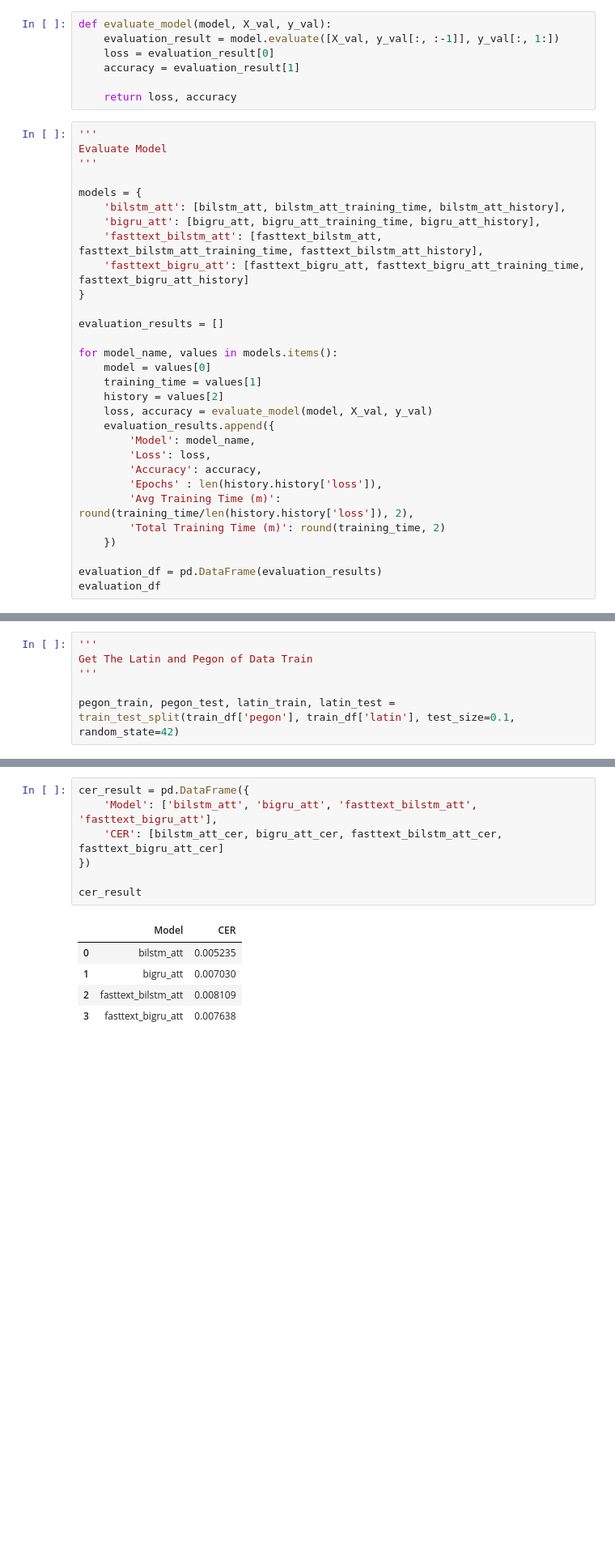
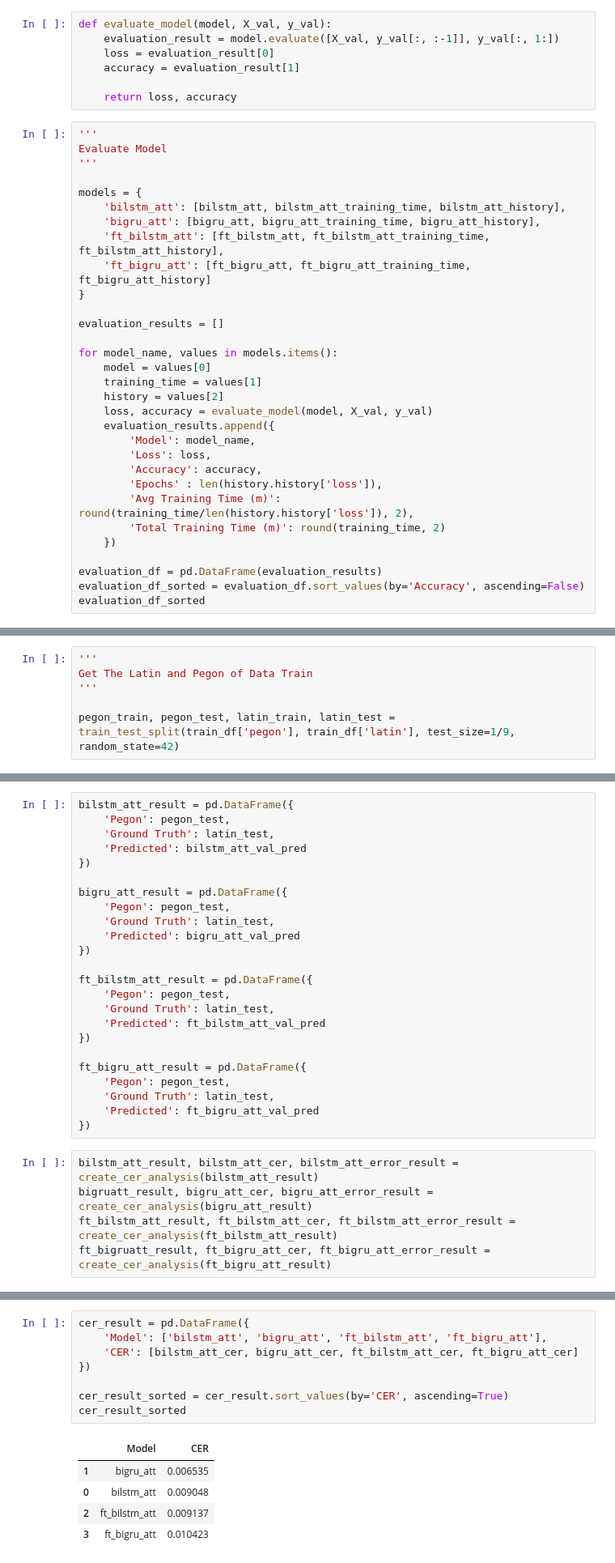
Before and after one commit to mutiarazzahra/pegon-to-latin, a Jupyter notebook: code/Sunda_seq2seq.ipynb, the cells around one changed output, grey strips where cells are left out. Shown at 81% size. Cells and saved outputs as stored; diff of their text form; blank space fills up the shorter version.

Commit message:
Update code & add error analysis

```diff
--- a/code/Sunda_seq2seq.ipynb
+++ b/code/Sunda_seq2seq.ipynb
@@ -675,8 +715,8 @@ Evaluate Model
 models = {
     'bilstm_att': [bilstm_att, bilstm_att_training_time, bilstm_att_history],
     'bigru_att': [bigru_att, bigru_att_training_time, bigru_att_history],
-    'fasttext_bilstm_att': [fasttext_bilstm_att, fasttext_bilstm_att_training_time, fasttext_bilstm_att_history],
-    'fasttext_bigru_att': [fasttext_bigru_att, fasttext_bigru_att_training_time, fasttext_bigru_att_history]
+    'ft_bilstm_att': [ft_bilstm_att, ft_bilstm_att_training_time, ft_bilstm_att_history],
+    'ft_bigru_att': [ft_bigru_att, ft_bigru_att_training_time, ft_bigru_att_history]
 }
 
 evaluation_results = []
@@ -696,5 +736,6 @@ for model_name, values in models.items():
     })
 
 evaluation_df = pd.DataFrame(evaluation_results)
-evaluation_df
+evaluation_df_sorted = evaluation_df.sort_values(by='Accuracy', ascending=False)
+evaluation_df_sorted
 # %% [output]
@@ -818,7 +872,7 @@ bigru_att_pred = predict_latin(X_val, bigru_att, pegon_tokenizer, latin_tokenize
 Get The Latin and Pegon of Data Train
 '''
 
-pegon_train, pegon_test, latin_train, latin_test = train_test_split(train_df['pegon'], train_df['latin'], test_size=0.1, random_state=42)
+pegon_train, pegon_test, latin_train, latin_test = train_test_split(train_df['pegon'], train_df['latin'], test_size=1/9, random_state=42)
 # %%
 def calculate_cer(row):
     # Calculate Levenshtein distance between Ground Truth and Predicted strings
@@ -1066,0 +901,29 @@ fasttext_bigru_att_error_result
+# %%
+bilstm_att_result = pd.DataFrame({
+    'Pegon': pegon_test,
+    'Ground Truth': latin_test,
+    'Predicted': bilstm_att_val_pred
+})
+
+bigru_att_result = pd.DataFrame({
+    'Pegon': pegon_test,
+    'Ground Truth': latin_test,
+    'Predicted': bigru_att_val_pred
+})
+
+ft_bilstm_att_result = pd.DataFrame({
+    'Pegon': pegon_test,
+    'Ground Truth': latin_test,
+    'Predicted': ft_bilstm_att_val_pred
+})
+
+ft_bigru_att_result = pd.DataFrame({
+    'Pegon': pegon_test,
+    'Ground Truth': latin_test,
+    'Predicted': ft_bigru_att_val_pred
+})
+# %%
+bilstm_att_result, bilstm_att_cer, bilstm_att_error_result = create_cer_analysis(bilstm_att_result)
+bigruatt_result, bigru_att_cer, bigru_att_error_result = create_cer_analysis(bigru_att_result)
+ft_bilstm_att_result, ft_bilstm_att_cer, ft_bilstm_att_error_result = create_cer_analysis(ft_bilstm_att_result)
+ft_bigruatt_result, ft_bigru_att_cer, ft_bigru_att_error_result = create_cer_analysis(ft_bigru_att_result)
@@ -1067,13 +946,14 @@ fasttext_bigru_att_error_result
 # %%
 cer_result = pd.DataFrame({
-    'Model': ['bilstm_att', 'bigru_att', 'fasttext_bilstm_att', 'fasttext_bigru_att'],
-    'CER': [bilstm_att_cer, bigru_att_cer, fasttext_bilstm_att_cer, fasttext_bigru_att_cer]
+    'Model': ['bilstm_att', 'bigru_att', 'ft_bilstm_att', 'ft_bigru_att'],
+    'CER': [bilstm_att_cer, bigru_att_cer, ft_bilstm_att_cer, ft_bigru_att_cer]
 })
 
-cer_result
+cer_result_sorted = cer_result.sort_values(by='CER', ascending=True)
+cer_result_sorted
 # %% [output]
 |  | Model | CER |
-| 0 | bilstm_att | 0.005235 |
-| 1 | bigru_att | 0.007030 |
-| 2 | fasttext_bilstm_att | 0.008109 |
-| 3 | fasttext_bigru_att | 0.007638 |
+| 1 | bigru_att | 0.006535 |
+| 0 | bilstm_att | 0.009048 |
+| 2 | ft_bilstm_att | 0.009137 |
+| 3 | ft_bigru_att | 0.010423 |
```
Also changed, not shown: parts of 62 cells of this notebook, 12 other files.
